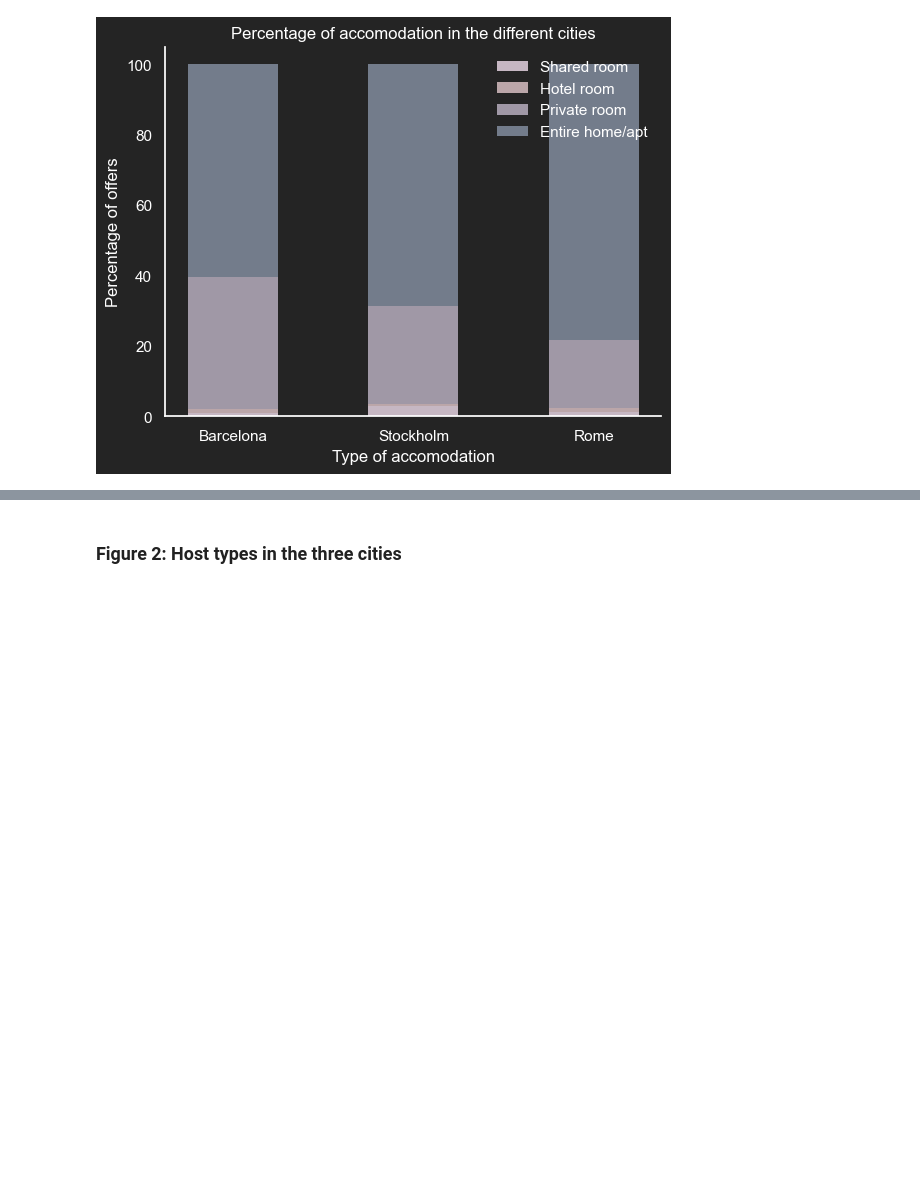
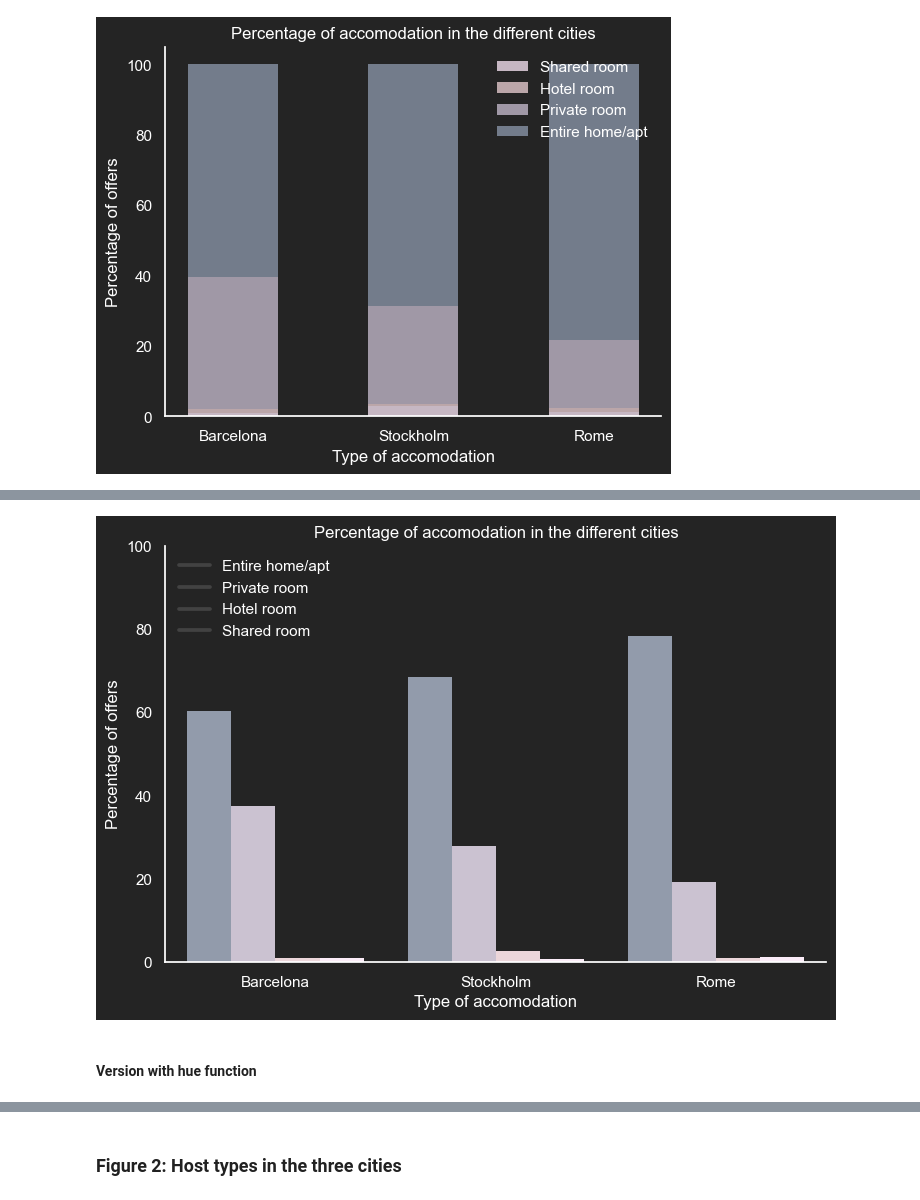
Before and after one commit to scheinmensch/Infringement_Detection_on_Airbnb, a Jupyter notebook: Visualization_3cities.ipynb, the cells around one changed output, grey strips where cells are left out. Saved outputs shown, nothing was run; the diff lists cells and outputs as text; code cells hidden in the pictures; blank space fills up the shorter version.

```diff
--- a/Visualization_3cities.ipynb
+++ b/Visualization_3cities.ipynb
@@ -290,0 +293,3 @@ stacked=True
+# %%
+new_df = df_3.groupby('city')['room_type'].value_counts(normalize=True)
+new_df = new_df.mul(100).rename('Percent').reset_index()
@@ -290,0 +312,40 @@ stacked=True
+# %%
+
+# set the background color to #242424
+sns.set(rc={'axes.facecolor':'#242424', 'figure.facecolor':'#242424'})
+
+# plot the data with a categorical plot
+g = sns.catplot(data=new_df, kind='bar', x='city', y= 'Percent', hue='room_type', palette = c, legend = '', edgecolor = "none", hue_order=['Entire home/apt', 'Private room', 'Hotel room', 'Shared room'])
+g.ax.set_ylim(0,100)
+
+titel = plt.title('Percentage of accomodation in the different cities')
+
+legend = plt.legend(['Entire home/apt', 'Private room', 'Hotel room', 'Shared room'], loc=2, frameon=False)
+for text in legend.get_texts():
+    text.set_color("white")
+
+# change axes labels and ticks to white
+xlabel = plt.xlabel('Type of accomodation')
+ylabel = plt.ylabel('Percentage of offers')
+
+xlabel.set_color("white")
+ylabel.set_color("white")
+
+xtick = plt.xticks(rotation=0, color='white')
+g.set_xticklabels(['Barcelona','Stockholm','Rome'])
+ytick = plt.yticks(color="white")
+
+titel.set_color("white")
+
+
+# Turns off grid on the left Axis.
+ax.grid(False)
+g.ax.yaxis.grid(False)
+sns.despine()
+
+# set figure size in inches
+g.fig.set_size_inches(8,5);
+# %% [output]
+[figure, added]
+# %% [markdown]
+#### Version with hue function
```
Also changed, not shown: parts of 9 cells of this notebook.
